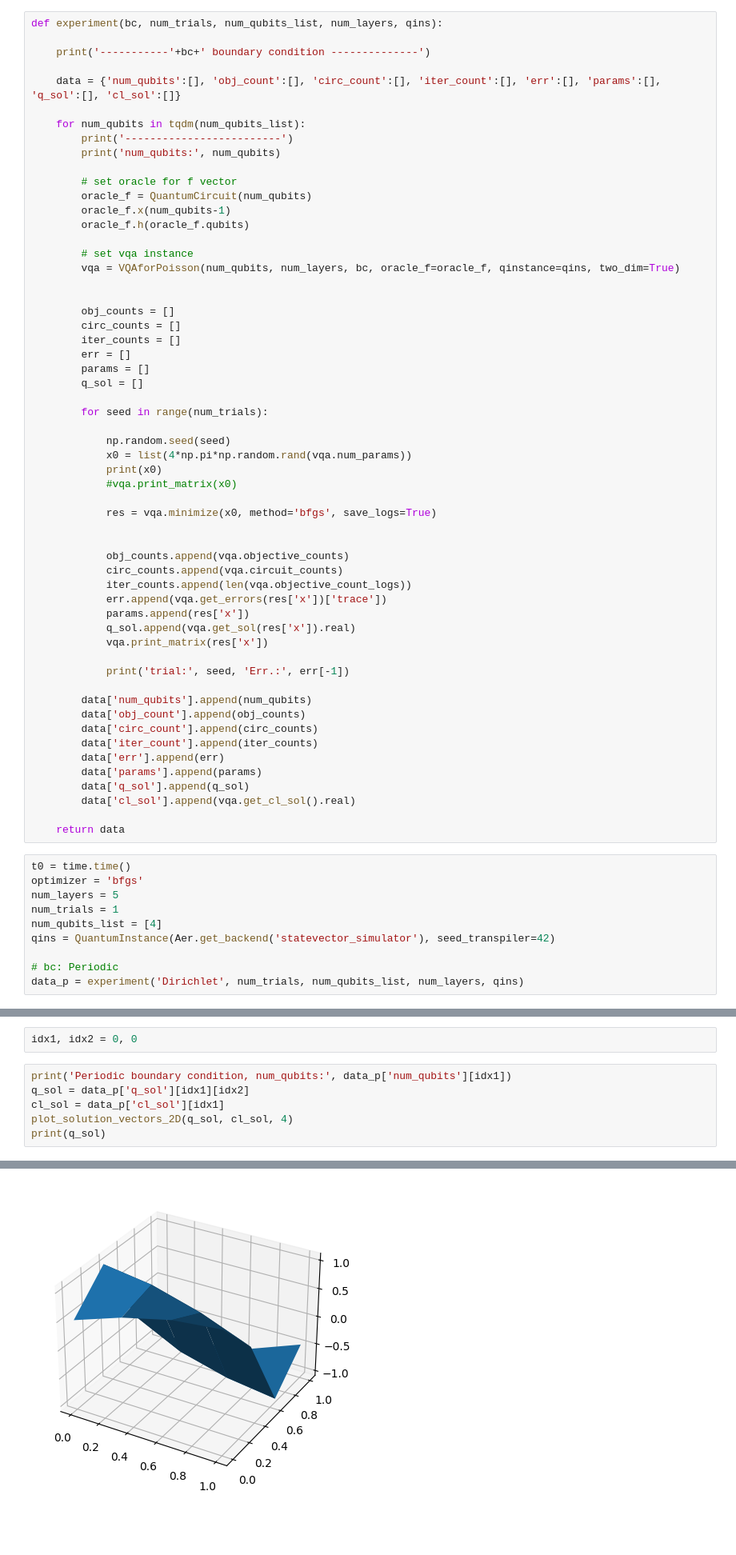
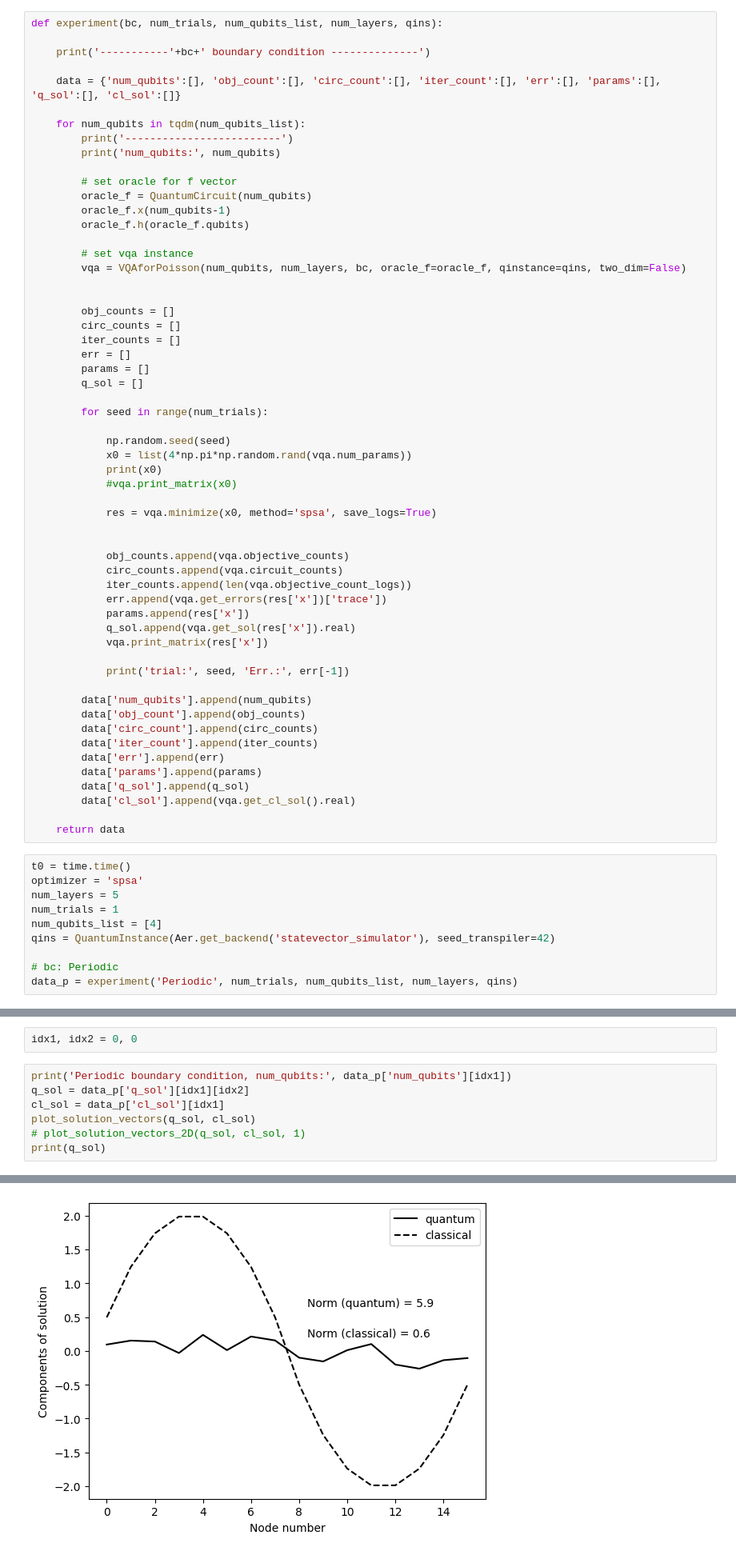
Before and after one commit to jlvargasme/VQAPoisson, a Jupyter notebook: sample.ipynb, the cells around one changed output, grey strips where cells are left out. Shown: that part at 80% size. Drawn from its saved outputs; the diff is of its cells as text; blank space fills up the shorter version.

Commit message:
Adding general incrementer circuit + SPSA optimizer

```diff
--- a/sample.ipynb
+++ b/sample.ipynb
@@ -43,7 +43,7 @@ def experiment(bc, num_trials, num_qubits_list, num_layers, qins):
         oracle_f.h(oracle_f.qubits)
 
         # set vqa instance
-        vqa = VQAforPoisson(num_qubits, num_layers, bc, oracle_f=oracle_f, qinstance=qins, two_dim=True)
+        vqa = VQAforPoisson(num_qubits, num_layers, bc, oracle_f=oracle_f, qinstance=qins, two_dim=False)
 
 
         obj_counts = []
@@ -60,7 +60,7 @@ def experiment(bc, num_trials, num_qubits_list, num_layers, qins):
             print(x0)
             #vqa.print_matrix(x0)
 
-            res = vqa.minimize(x0, method='bfgs', save_logs=True)
+            res = vqa.minimize(x0, method='spsa', save_logs=True)
 
 
             obj_counts.append(vqa.objective_counts)
@@ -85,12 +85,12 @@ def experiment(bc, num_trials, num_qubits_list, num_layers, qins):
     return data
 # %%
 t0 = time.time()
-optimizer = 'bfgs'
+optimizer = 'spsa'
 num_layers = 5
 num_trials = 1
 num_qubits_list = [4]
 qins = QuantumInstance(Aer.get_backend('statevector_simulator'), seed_transpiler=42)
 
 # bc: Periodic
-data_p = experiment('Dirichlet', num_trials, num_qubits_list, num_layers, qins)
+data_p = experiment('Periodic', num_trials, num_qubits_list, num_layers, qins)
 # %% [output]
@@ -166,7 +166,8 @@ idx1, idx2 = 0, 0
 print('Periodic boundary condition, num_qubits:', data_p['num_qubits'][idx1])
 q_sol = data_p['q_sol'][idx1][idx2]
 cl_sol = data_p['cl_sol'][idx1]
-plot_solution_vectors_2D(q_sol, cl_sol, 4)
+plot_solution_vectors(q_sol, cl_sol)
+# plot_solution_vectors_2D(q_sol, cl_sol, 1)
 print(q_sol)
 # %% [output]
 Periodic boundary condition, num_qubits: 4
@@ -176,4 +177,4 @@ Periodic boundary condition, num_qubits: 4
-[figure, old version]
+[figure, new version]
 # %%
 print('elapsed time: %.2e'%(time.time() - t0))
 # %% [output]
```
Also changed, not shown: parts of 10 cells of this notebook, 7 other files.
